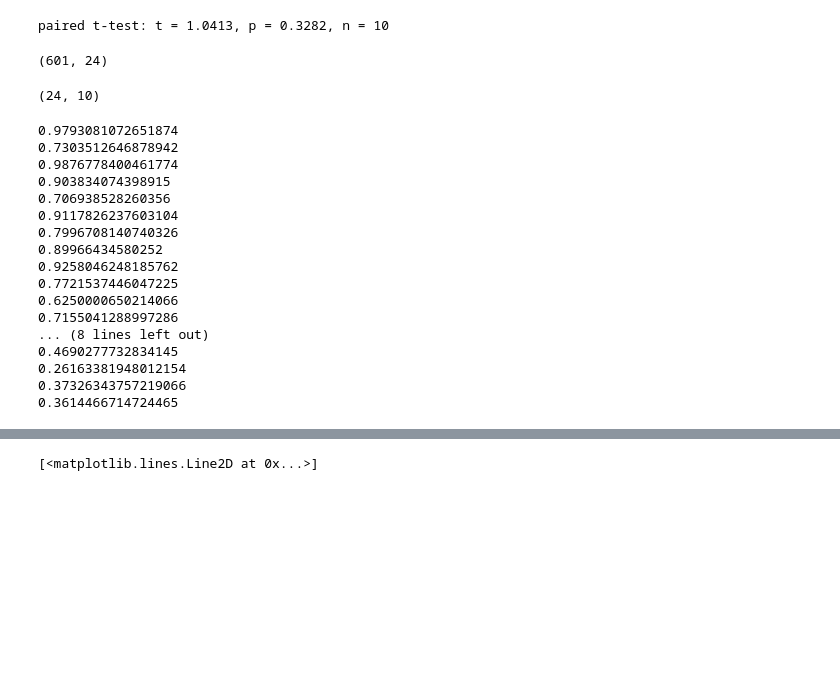
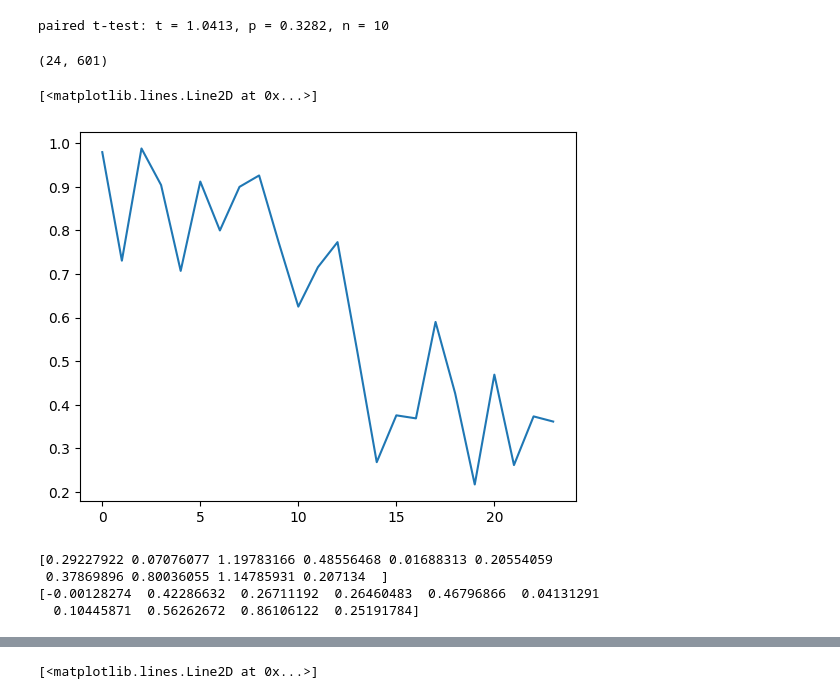
Before and after one commit to TizianoCausin01/project1917-26, a Jupyter notebook: python_scripts/scripts/stats_dRSA.ipynb, the cells around one changed output, grey strips where cells are left out. Drawn from its saved outputs; the diff is of its cells as text; code cells hidden in the pictures; blank space fills up the shorter version.

```diff
--- a/python_scripts/scripts/stats_dRSA.ipynb
+++ b/python_scripts/scripts/stats_dRSA.ipynb
@@ -47,7 +48,7 @@ class Cfg:
     analysis_type = "RSA"
     tick_step = 100
     min_peak_percent=.01
-    negative_lim = .5
+    negative_lim = 1
 cfg = Cfg()
 layers = get_relevant_output_layers(cfg.model_name, pkg=cfg.pkg)
 mod_fs = config["movie_fs"]
@@ -161,7 +166,7 @@ paired t-test: t = 1.0413, p = 0.3282, n = 10
 # %%
 lagplots["0"][0].shape
 # %% [output]
-(601, 24)
+(24, 601)
 # %%
 maxes = {"0":[], "1": []}
 for i_rep in [0, 1]:
@@ -169,29 +174,19 @@ for i_rep in [0, 1]:
     for i_sub in lagplots[str(i_rep)]:
         curr_maxes.append(np.max(i_sub, axis=1))
     maxes[str(i_rep)] = np.stack(curr_maxes, axis=1)
-# %%
-maxes["0"].shape
-# %% [output]
-(24, 10)
+# %%
+maxes = {"0":[], "1": []}
+for i_rep in [0, 1]:
+    curr_maxes = []
+    for i_sub in lagplots[str(i_rep)]:
+        curr_maxes.append(np.max(i_sub, axis=1))
+    maxes[str(i_rep)] = np.stack(curr_maxes, axis=1)
 # %%
+pvals = []
 for i_layer in range(len(layers)):
-    t_stat, p_val = stats.ttest_rel(maxes["0"][i_layer, :], maxes["1"][i_layer, :], nan_policy="omit")
-    print(p_val)
+    t_stat, p_val = stats.ttest_1samp(maxes["0"][i_layer, :] - maxes["1"][i_layer, :], 0, nan_policy="omit")
+    pvals.append(p_val)
+plt.plot(pvals)
 # %% [output]
-0.9793081072651874
-0.7303512646878942
-0.9876778400461774
-0.903834074398915
-0.706938528260356
-0.9117826237603104
-0.7996708140740326
-0.89966434580252
-0.9258046248185762
-0.7721537446047225
-0.6250000650214066
-0.7155041288997286
-... (8 lines left out)
-0.4690277732834145
-0.26163381948012154
-0.37326343757219066
-0.3614466714724465
+[<matplotlib.lines.Line2D at 0x...>]
+[figure, added]
@@ -197,0 +208,8 @@ for i_layer in range(len(layers)):
+# %%
+print(sing_sub_centroids["0"][1, :])
+print(sing_sub_centroids["1"][1, :])
+# %% [output]
+[0.29227922 0.07076077 1.19783166 0.48556468 0.01688313 0.20554059
+ 0.37869896 0.80036055 1.14785931 0.207134  ]
+[-0.00128274  0.42286632  0.26711192  0.26460483  0.46796866  0.04131291
+  0.10445871  0.56262672  0.86106122  0.25191784]
```
Also changed, not shown: parts of 12 cells of this notebook.
